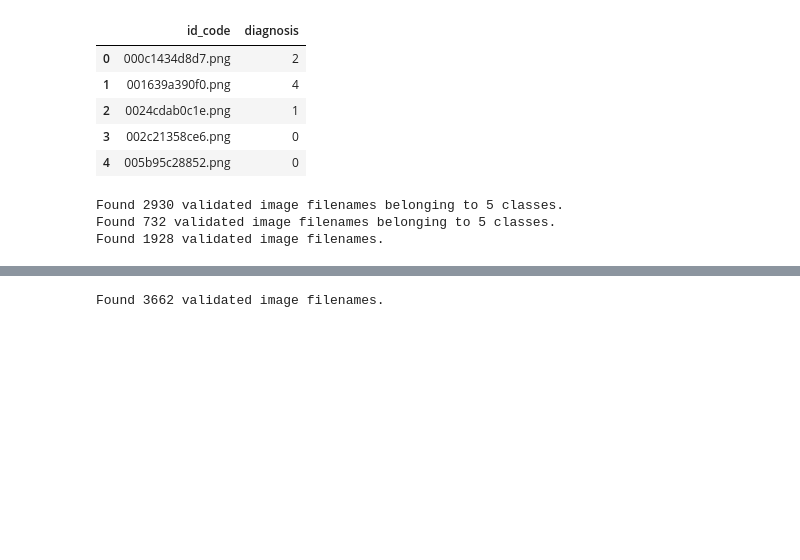
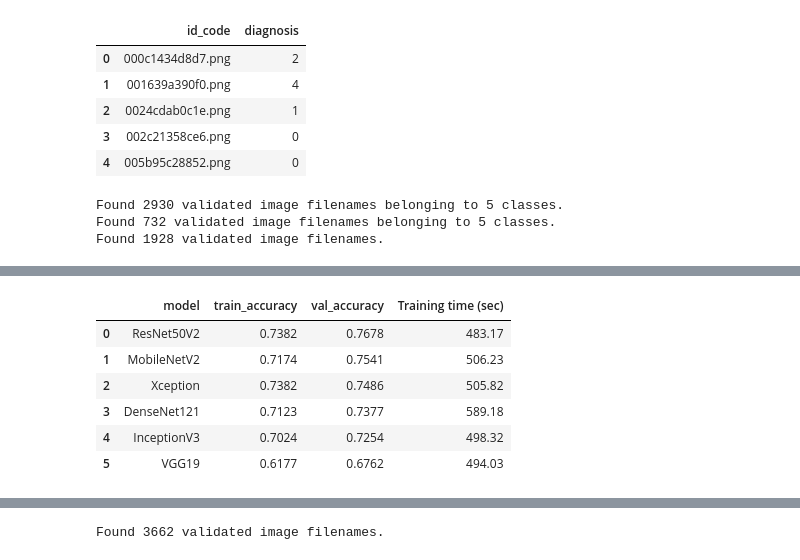
Before and after one commit to Thioumbour/DR_Detection, a Jupyter notebook: dr-detection.ipynb, the cells around one changed output, grey strips where cells are left out. Drawn from its saved outputs; the diff is of its cells as text; code cells hidden in the pictures; blank space fills up the shorter version.

```diff
--- a/dr-detection.ipynb
+++ b/dr-detection.ipynb
@@ -184,3 +189,30 @@ test_generator = test_datagen.flow_from_dataframe(
 Found 2930 validated image filenames belonging to 5 classes.
 Found 732 validated image filenames belonging to 5 classes.
 Found 1928 validated image filenames.
+# %%
+def get_model(model):
+# Load the pretained model
+    kwargs =    {'input_shape':(224, 224, 3),
+                'include_top':False,
+                'weights':'imagenet',
+                'pooling':'avg'}
+
+    pretrained_model = model(**kwargs)
+    pretrained_model.trainable = False
+
+    inputs = pretrained_model.input
+
+    x = tf.keras.layers.Dense(128, activation='relu')(pretrained_model.output)
+    x = tf.keras.layers.Dense(128, activation='relu')(x)
+
+    outputs = tf.keras.layers.Dense(5, activation='softmax')(x)
+
+    model = tf.keras.Model(inputs=inputs, outputs=outputs)
+
+    model.compile(
+        optimizer='adam',
+        loss='categorical_crossentropy',
+        metrics=['accuracy']
+    )
+
+    return model
@@ -186,0 +275,23 @@ Found 1928 validated image filenames.
+# %%
+# Create a DataFrame with the results
+models_result = []
+
+for name, v in models.items():
+    models_result.append([ name,
+                          models[name]['train_accuracy'][-1],
+                          models[name]['val_acc'][-1],
+                          models[name]['perf']])
+
+df_results = pd.DataFrame(models_result,
+                          columns = ['model','train_accuracy','val_accuracy','Training time (sec)'])
+df_results.sort_values(by='val_accuracy', ascending=False, inplace=True)
+df_results.reset_index(inplace=True,drop=True)
+df_results
+# %% [output]
+|  | model | train_accuracy | val_accuracy | Training time (sec) |
+| 0 | ResNet50V2 | 0.7382 | 0.7678 | 483.17 |
+| 1 | MobileNetV2 | 0.7174 | 0.7541 | 506.23 |
+| 2 | Xception | 0.7382 | 0.7486 | 505.82 |
+| 3 | DenseNet121 | 0.7123 | 0.7377 | 589.18 |
+| 4 | InceptionV3 | 0.7024 | 0.7254 | 498.32 |
+| 5 | VGG19 | 0.6177 | 0.6762 | 494.03 |
```
Also changed, not shown: parts of 15 cells of this notebook.
